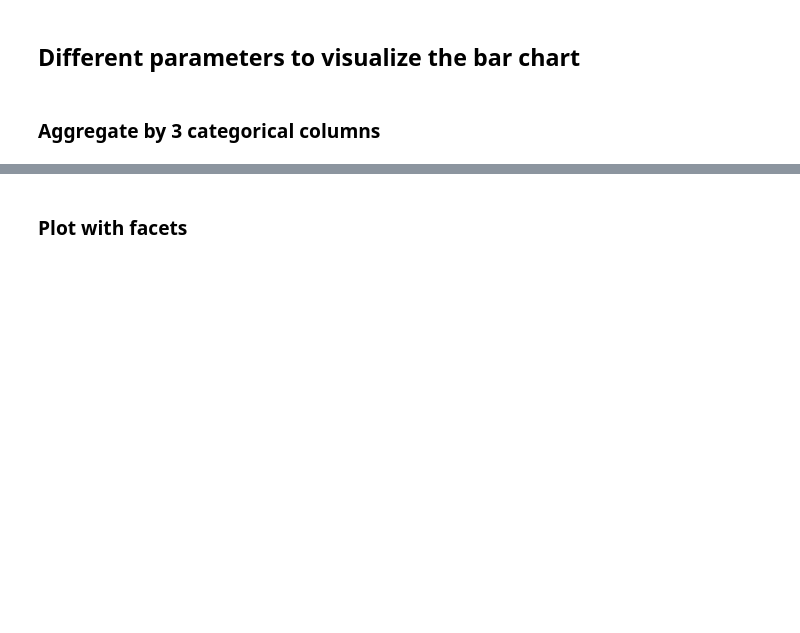
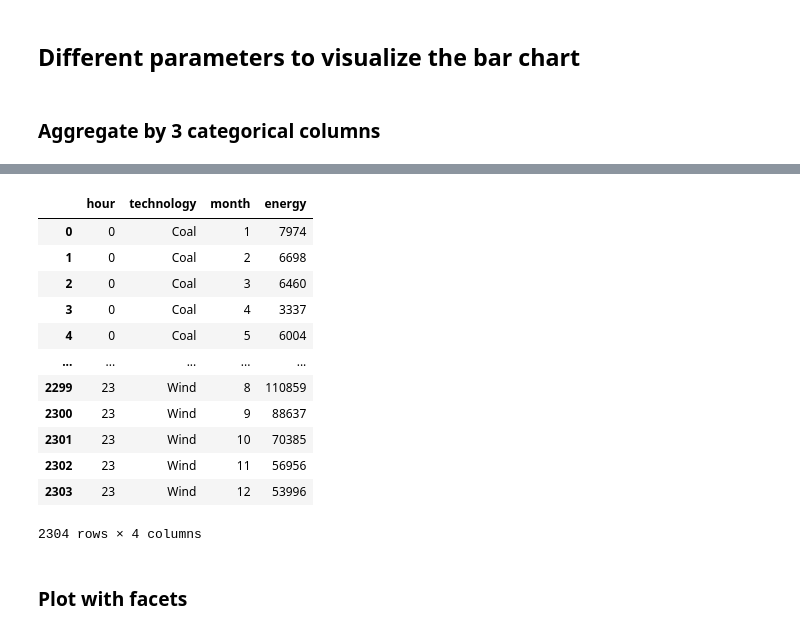
Before and after one commit to mmartin18/practical-python-for-time-series-analysis-5452014, a Jupyter notebook: notebooks/CH02_Groupby/Start.ipynb, the cells around one changed output, grey strips where cells are left out. Drawn from its saved outputs; the diff is of its cells as text; code cells hidden in the pictures; blank space fills up the shorter version.

```diff
--- a/notebooks/CH02_Groupby/Start.ipynb
+++ b/notebooks/CH02_Groupby/Start.ipynb
@@ -81,3 +130,24 @@ Name: energy, Length: 192, dtype: int64
+# %%
+cols_cat = ['hour', 'technology', 'month']
+cols_num = 'energy'
+
+r = df.groupby(cols_cat)[cols_num].agg(func='sum')
+r = r.reset_index()
+r
+# %% [output]
+|  | hour | technology | month | energy |
+| 0 | 0 | Coal | 1 | 7974 |
+| 1 | 0 | Coal | 2 | 6698 |
+| 2 | 0 | Coal | 3 | 6460 |
+| 3 | 0 | Coal | 4 | 3337 |
+| 4 | 0 | Coal | 5 | 6004 |
+| ... | ... | ... | ... | ... |
+| 2299 | 23 | Wind | 8 | 110859 |
+| 2300 | 23 | Wind | 9 | 88637 |
+| 2301 | 23 | Wind | 10 | 70385 |
+| 2302 | 23 | Wind | 11 | 56956 |
+| 2303 | 23 | Wind | 12 | 53996 |
+2304 rows × 4 columns
 # %% [markdown]
 ### Plot with facets
 # %% [markdown]
```
Also changed, not shown: parts of 12 cells of this notebook, 1 other file.
